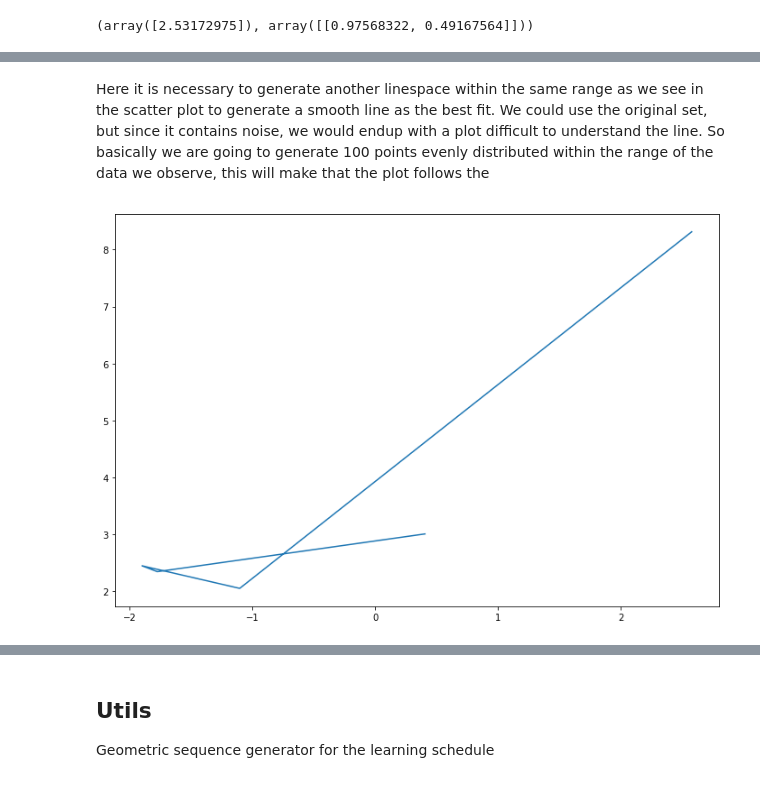
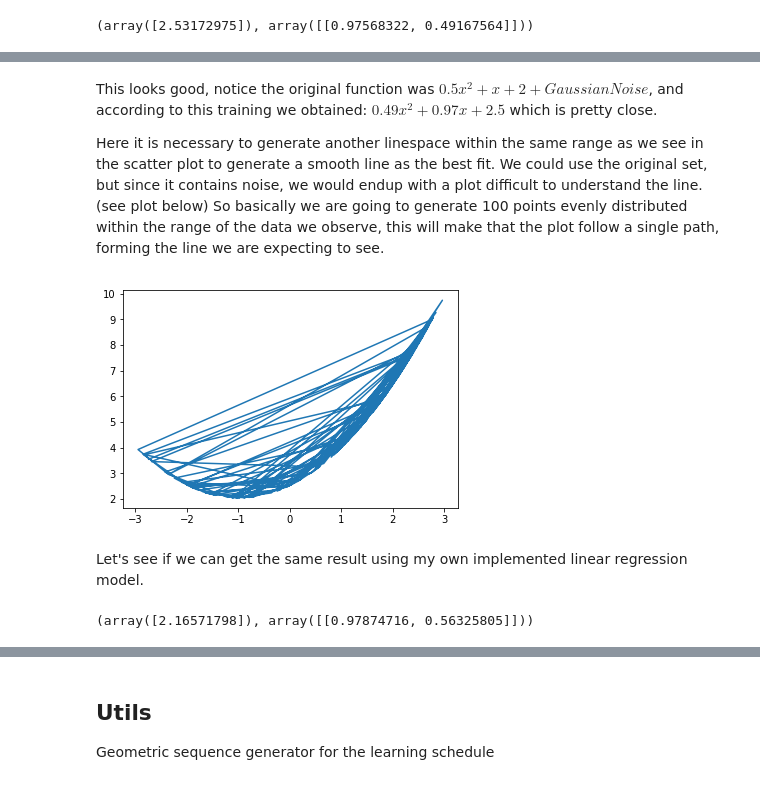
Before and after one commit to Ohtar10/ml-python, a Jupyter notebook: ch04/Training Models.ipynb, the cells around one changed output, grey strips where cells are left out. Cells and saved outputs as stored; diff of their text form; code cells hidden in the pictures.

```diff
--- a/ch04/Training Models.ipynb
+++ b/ch04/Training Models.ipynb
@@ -479,9 +491,12 @@ plt.show()
 # %% [markdown]
-Here it is necessary to generate another linespace within the same range as we see in the scatter plot to generate a smooth line as the best fit. We could use the original set, but since it contains noise, we would endup with a plot difficult to understand the line. So basically we are going to generate 100 points evenly distributed within the range of the data we observe, this will make that the plot follows the
+This looks good, notice the original function was $0.5x^2 + x + 2 + Gaussian Noise$, and according to this training we obtained: $0.49x^2 + 0.97x + 2.5$ which is pretty close.
+
+Here it is necessary to generate another linespace within the same range as we see in the scatter plot to generate a smooth line as the best fit. We could use the original set, but since it contains noise, we would endup with a plot difficult to understand the line. (see plot below) So basically we are going to generate 100 points evenly distributed within the range of the data we observe, this will make that the plot follow a single path, forming the line we are expecting to see.
 # %%
-n = 5
-plt.figure(figsize=(12, 8))
+n = len(X)
 plt.plot(X[:n], lin_reg.predict(X_poly[:n]))
 plt.show()
 # %% [output]
-[figure, old version]
+[figure, new version]
+# %% [markdown]
+Let's see if we can get the same result using my own implemented linear regression model.
@@ -487,0 +506,4 @@ plt.show()
+# %%
+mbgd_reg.intercept_,mbgd_reg.coef_
+# %% [output]
+(array([2.16571798]), array([[0.97874716, 0.56325805]]))
```
Also changed, not shown: parts of 13 cells of this notebook.
